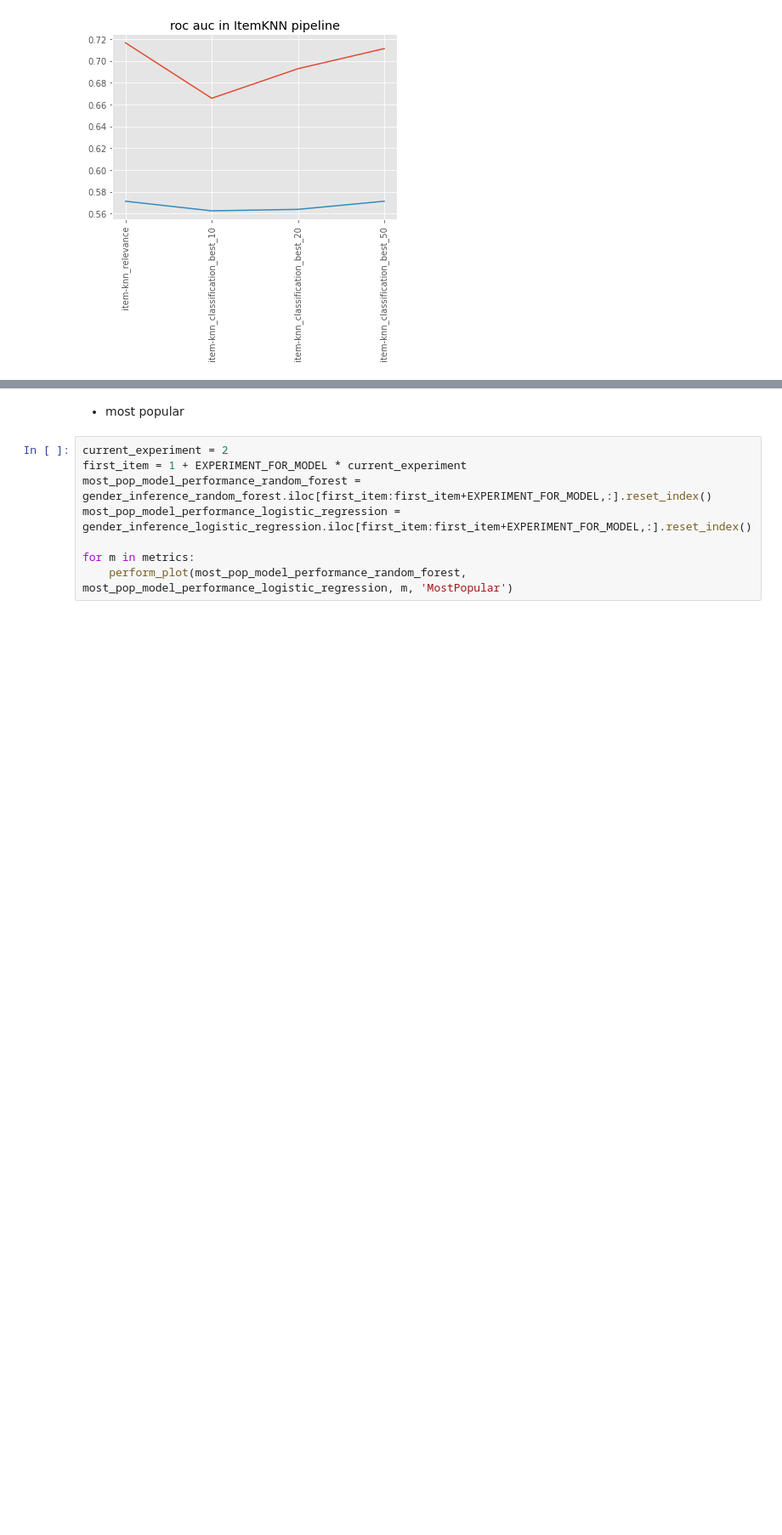
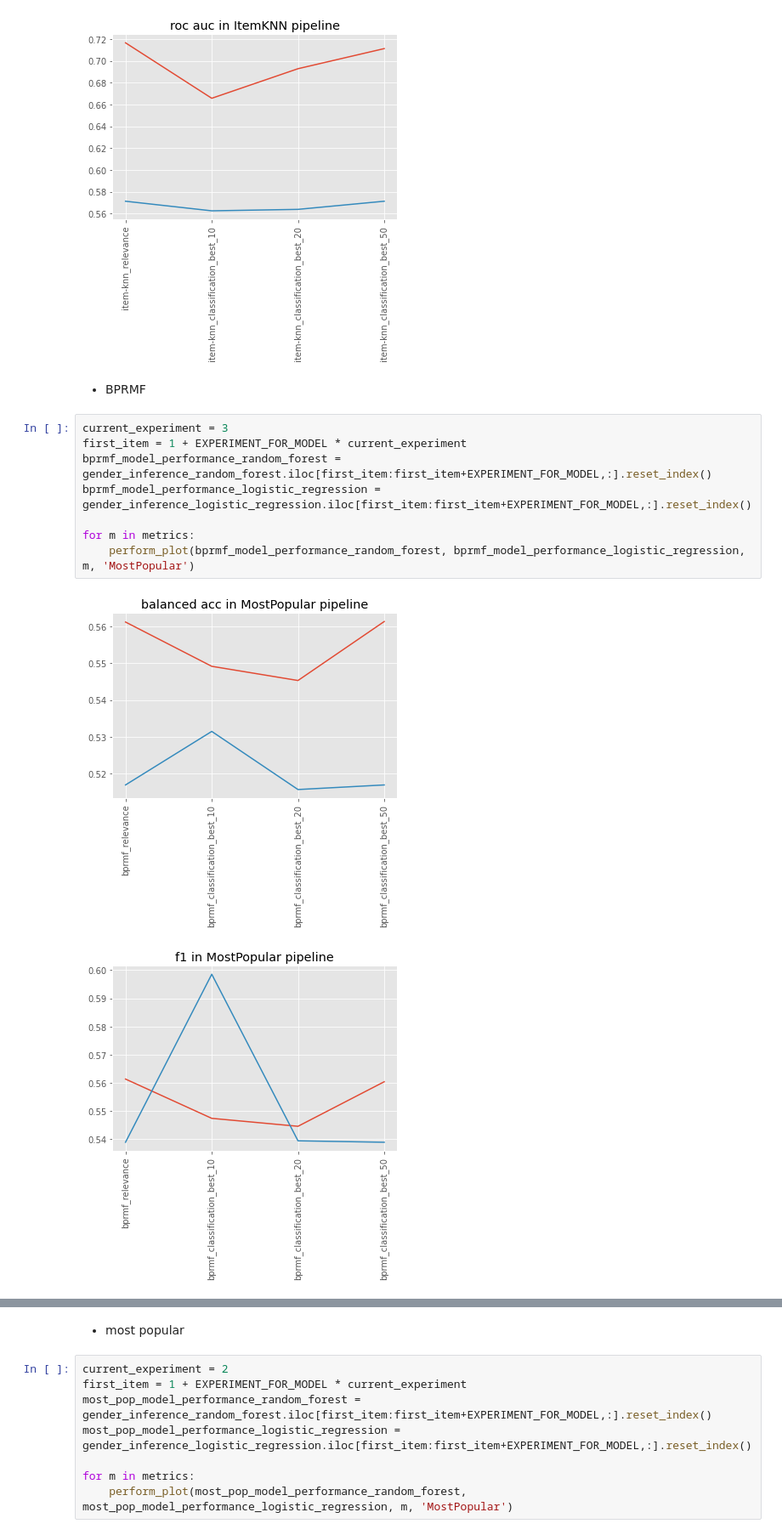
Before and after one commit to marinimau/privacy_and_fairness_in_recsys, a Jupyter notebook: results/plot_gender.ipynb, the cells around one changed output, grey strips where cells are left out. Shown at 85% size. Drawn from its saved outputs; the diff is of its cells as text; blank space fills up the shorter version.

```diff
--- a/results/plot_gender.ipynb
+++ b/results/plot_gender.ipynb
@@ -97,3 +103,16 @@ for m in metrics:
 [figure]
 [figure]
 [figure]
+# %% [markdown]
+* BPRMF
+# %%
+current_experiment = 3
+first_item = 1 + EXPERIMENT_FOR_MODEL * current_experiment
+bprmf_model_performance_random_forest = gender_inference_random_forest.iloc[first_item:first_item+EXPERIMENT_FOR_MODEL,:].reset_index()
+bprmf_model_performance_logistic_regression = gender_inference_logistic_regression.iloc[first_item:first_item+EXPERIMENT_FOR_MODEL,:].reset_index()
+
+for m in metrics:
+    perform_plot(bprmf_model_performance_random_forest, bprmf_model_performance_logistic_regression, m, 'MostPopular')
+# %% [output]
+[figure, added]
+[figure, added]
```
Also changed, not shown: parts of 7 cells of this notebook.
